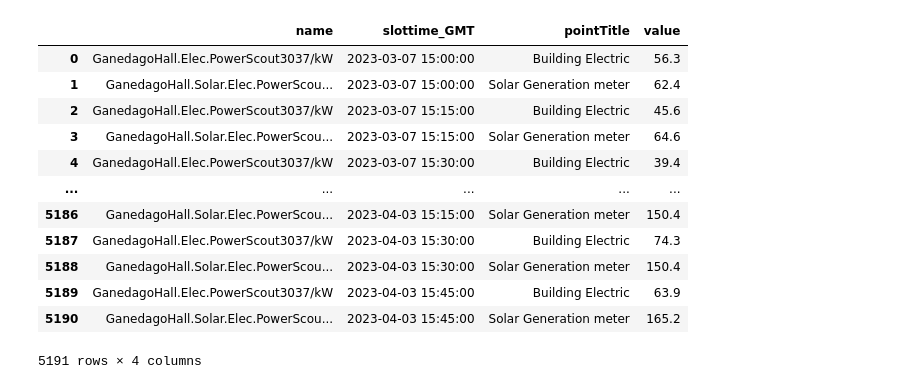
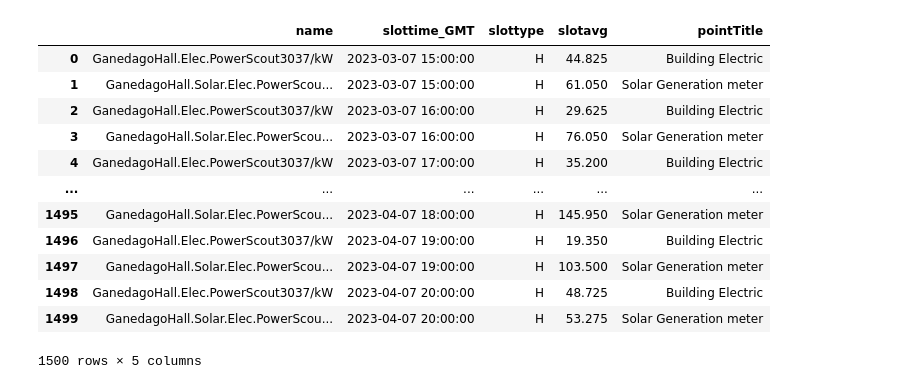
Before and after one commit to thereidfleish/ORIE-3120-Final-Project, a Jupyter notebook: Reid - Solar/solar.ipynb, the cells around one changed output. Drawn from its saved outputs; the diff is of its cells as text; code cells hidden in the pictures.

```diff
--- a/Reid - Solar/solar.ipynb
+++ b/Reid - Solar/solar.ipynb
@@ -5,17 +7,18 @@ import matplotlib.pyplot as plt
 # %%
-raw = pd.read_csv("ganedago_noagg.csv")
+# raw = pd.read_csv("ganedago_noagg.csv")
+raw = pd.read_csv("ganedago_hourlyagg.csv")
 raw
 # %% [output]
-|  | name | slottime_GMT | pointTitle | value |
-| 0 | GanedagoHall.Elec.PowerScout3037/kW | 2023-03-07 15:00:00 | Building Electric | 56.3 |
-| 1 | GanedagoHall.Solar.Elec.PowerScou... | 2023-03-07 15:00:00 | Solar Generation meter | 62.4 |
-| 2 | GanedagoHall.Elec.PowerScout3037/kW | 2023-03-07 15:15:00 | Building Electric | 45.6 |
-| 3 | GanedagoHall.Solar.Elec.PowerScou... | 2023-03-07 15:15:00 | Solar Generation meter | 64.6 |
-| 4 | GanedagoHall.Elec.PowerScout3037/kW | 2023-03-07 15:30:00 | Building Electric | 39.4 |
-| ... | ... | ... | ... | ... |
-| 5186 | GanedagoHall.Solar.Elec.PowerScou... | 2023-04-03 15:15:00 | Solar Generation meter | 150.4 |
-| 5187 | GanedagoHall.Elec.PowerScout3037/kW | 2023-04-03 15:30:00 | Building Electric | 74.3 |
-| 5188 | GanedagoHall.Solar.Elec.PowerScou... | 2023-04-03 15:30:00 | Solar Generation meter | 150.4 |
-| 5189 | GanedagoHall.Elec.PowerScout3037/kW | 2023-04-03 15:45:00 | Building Electric | 63.9 |
-| 5190 | GanedagoHall.Solar.Elec.PowerScou... | 2023-04-03 15:45:00 | Solar Generation meter | 165.2 |
+|  | name | slottime_GMT | slottype | slotavg | pointTitle |
+| 0 | GanedagoHall.Elec.PowerScout3037/kW | 2023-03-07 15:00:00 | H | 44.825 | Building Electric |
+| 1 | GanedagoHall.Solar.Elec.PowerScou... | 2023-03-07 15:00:00 | H | 61.050 | Solar Generation meter |
+| 2 | GanedagoHall.Elec.PowerScout3037/kW | 2023-03-07 16:00:00 | H | 29.625 | Building Electric |
+| 3 | GanedagoHall.Solar.Elec.PowerScou... | 2023-03-07 16:00:00 | H | 76.050 | Solar Generation meter |
+| 4 | GanedagoHall.Elec.PowerScout3037/kW | 2023-03-07 17:00:00 | H | 35.200 | Building Electric |
+| ... | ... | ... | ... | ... | ... |
+| 1495 | GanedagoHall.Solar.Elec.PowerScou... | 2023-04-07 18:00:00 | H | 145.950 | Solar Generation meter |
+| 1496 | GanedagoHall.Elec.PowerScout3037/kW | 2023-04-07 19:00:00 | H | 19.350 | Building Electric |
+| 1497 | GanedagoHall.Solar.Elec.PowerScou... | 2023-04-07 19:00:00 | H | 103.500 | Solar Generation meter |
+| 1498 | GanedagoHall.Elec.PowerScout3037/kW | 2023-04-07 20:00:00 | H | 48.725 | Building Electric |
+| 1499 | GanedagoHall.Solar.Elec.PowerScou... | 2023-04-07 20:00:00 | H | 53.275 | Solar Generation meter |
-5191 rows × 4 columns
+1500 rows × 5 columns
```
Also changed, not shown: parts of 11 cells of this notebook, 5 other files.
